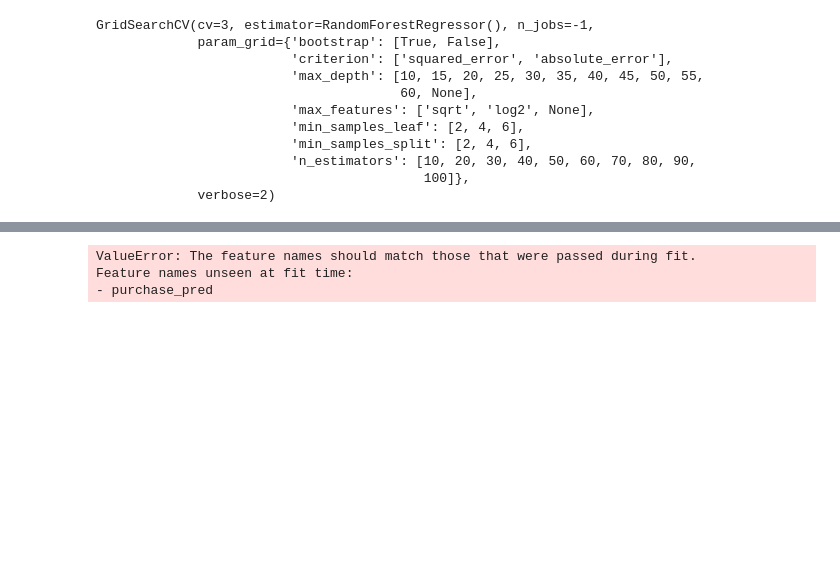
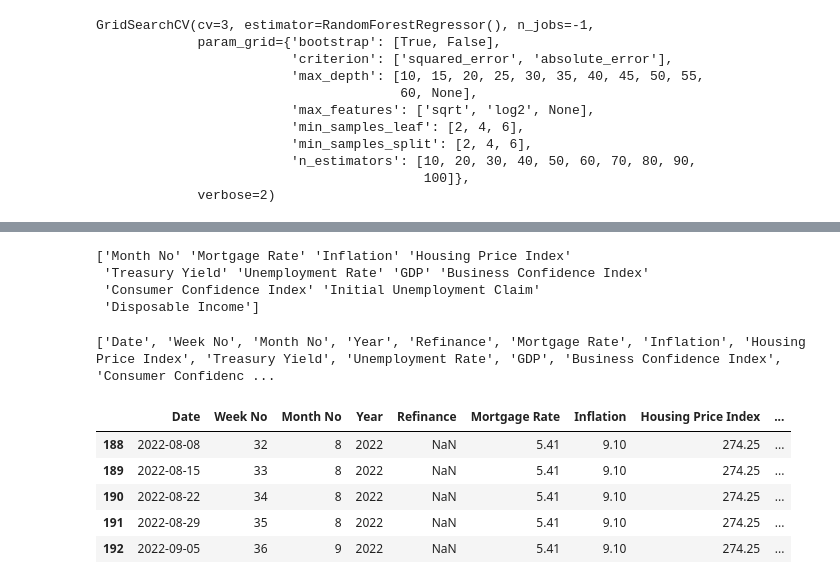
Before and after one commit to karthikeya-1508/ML_prac_files, a Jupyter notebook: Regression_Projects/Refinance_Project/Refinance_muticollinearity_Standardisation_Hyper_parameter_Tuning_LR_L1_L2_RF_XGBoost.ipynb, the cells around one changed output, grey strips where cells are left out. Saved outputs shown, nothing was run; the diff lists cells and outputs as text; code cells hidden in the pictures; blank space fills up the shorter version.

```diff
--- a/Regression_Projects/Refinance_Project/Refinance_muticollinearity_Standardisation_Hyper_parameter_Tuning_LR_L1_L2_RF_XGBoost.ipynb
+++ b/Regression_Projects/Refinance_Project/Refinance_muticollinearity_Standardisation_Hyper_parameter_Tuning_LR_L1_L2_RF_XGBoost.ipynb
@@ -964,20 +971,40 @@ pickle.dump(rf_tuned, open(filename, 'wb'))
 # %%
+import pickle
+
 def predictions_on_future_data(future_data):
-    pred_data = future_data[['Month No', 'Mortgage Rate', 'Treasury Yield',
-       'Unemployment Rate', 'GDP', 'Consumer Confidence Index',
-       'Disposable Income']]
 
-    pred_data = future_data.drop(['Date','Week No','Year','Refinance'],axis=1)
-    filename = 'RF_tuned.sav'
-    rf_model = pickle.load(open(filename, 'rb'))
+    with open('RF_tuned.sav', 'rb') as f:
+        rf_model = pickle.load(f)
+
+    pred_data = future_data[rf_model.feature_names_in_]
+
     y_pred = rf_model.predict(pred_data)
-    print(y_pred)
+
+    future_data = future_data.copy()
     future_data['Purchase_Pred'] = y_pred
 
     return future_data
+# %%
+with open('RF_tuned.sav', 'rb') as f:
+    rf_model = pickle.load(f)
+
+print(rf_model.feature_names_in_)
+# %% [output]
+['Month No' 'Mortgage Rate' 'Inflation' 'Housing Price Index'
+ 'Treasury Yield' 'Unemployment Rate' 'GDP' 'Business Confidence Index'
+ 'Consumer Confidence Index' 'Initial Unemployment Claim'
+ 'Disposable Income']
+# %%
+print(future_data.columns.tolist())
+# %% [output]
+['Date', 'Week No', 'Month No', 'Year', 'Refinance', 'Mortgage Rate', 'Inflation', 'Housing Price Index', 'Treasury Yield', 'Unemployment Rate', 'GDP', 'Business Confidence Index', 'Consumer Confidenc ...
 # %%
 preds_tuned = predictions_on_future_data(future_data)
+preds_tuned.head()
 # %% [output]
-ValueError: The feature names should match those that were passed during fit.
-Feature names unseen at fit time:
-- purchase_pred
+|  | Date | Week No | Month No | Year | Refinance | Mortgage Rate | Inflation | Housing Price Index | ... |
+| 188 | 2022-08-08 | 32 | 8 | 2022 | NaN | 5.41 | 9.10 | 274.25 | ... |
+| 189 | 2022-08-15 | 33 | 8 | 2022 | NaN | 5.41 | 9.10 | 274.25 | ... |
+| 190 | 2022-08-22 | 34 | 8 | 2022 | NaN | 5.41 | 9.10 | 274.25 | ... |
+| 191 | 2022-08-29 | 35 | 8 | 2022 | NaN | 5.41 | 9.10 | 274.25 | ... |
+| 192 | 2022-09-05 | 36 | 9 | 2022 | NaN | 5.41 | 9.10 | 274.25 | ... |
```
Also changed, not shown: parts of 21 cells of this notebook.
